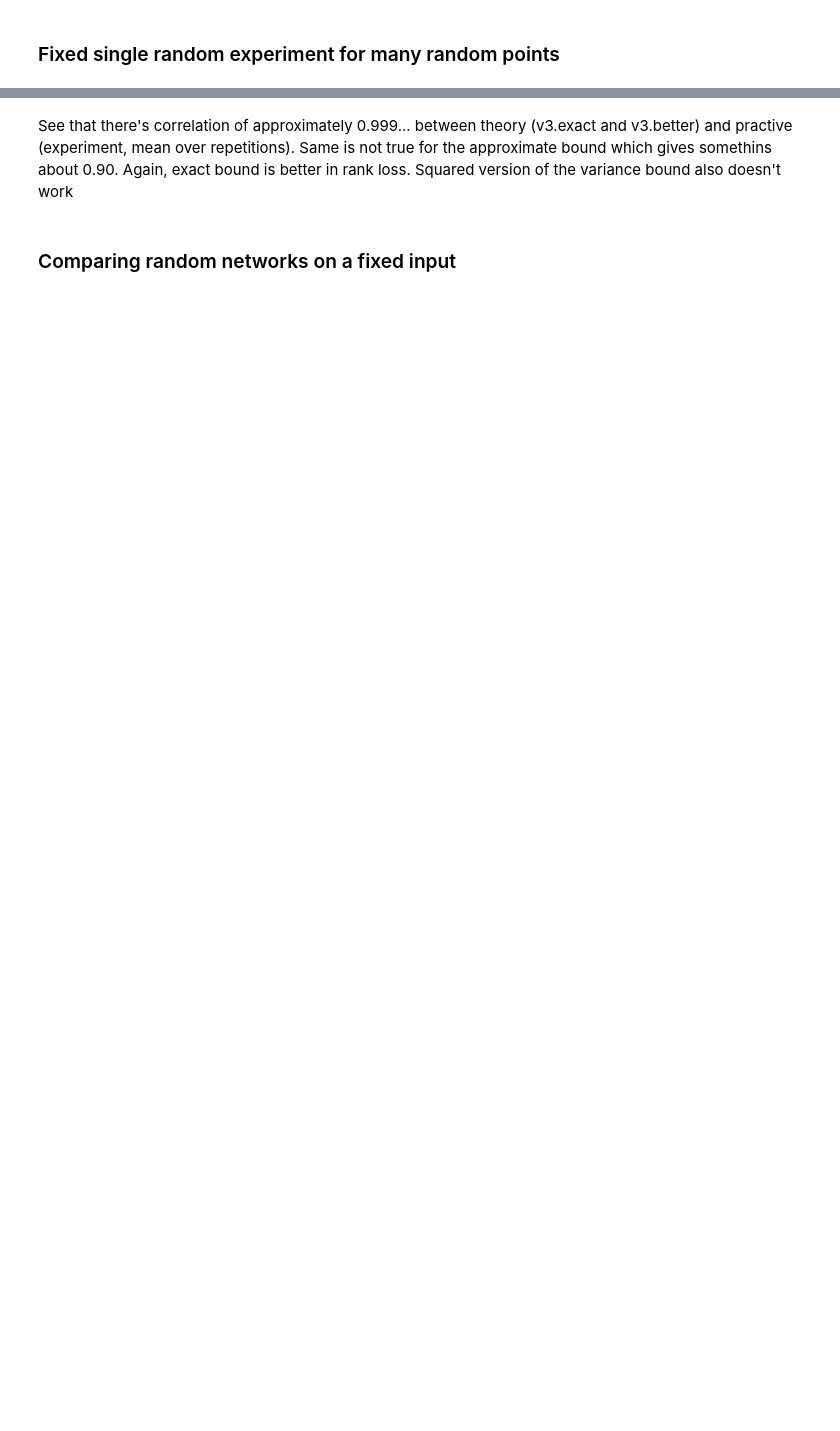
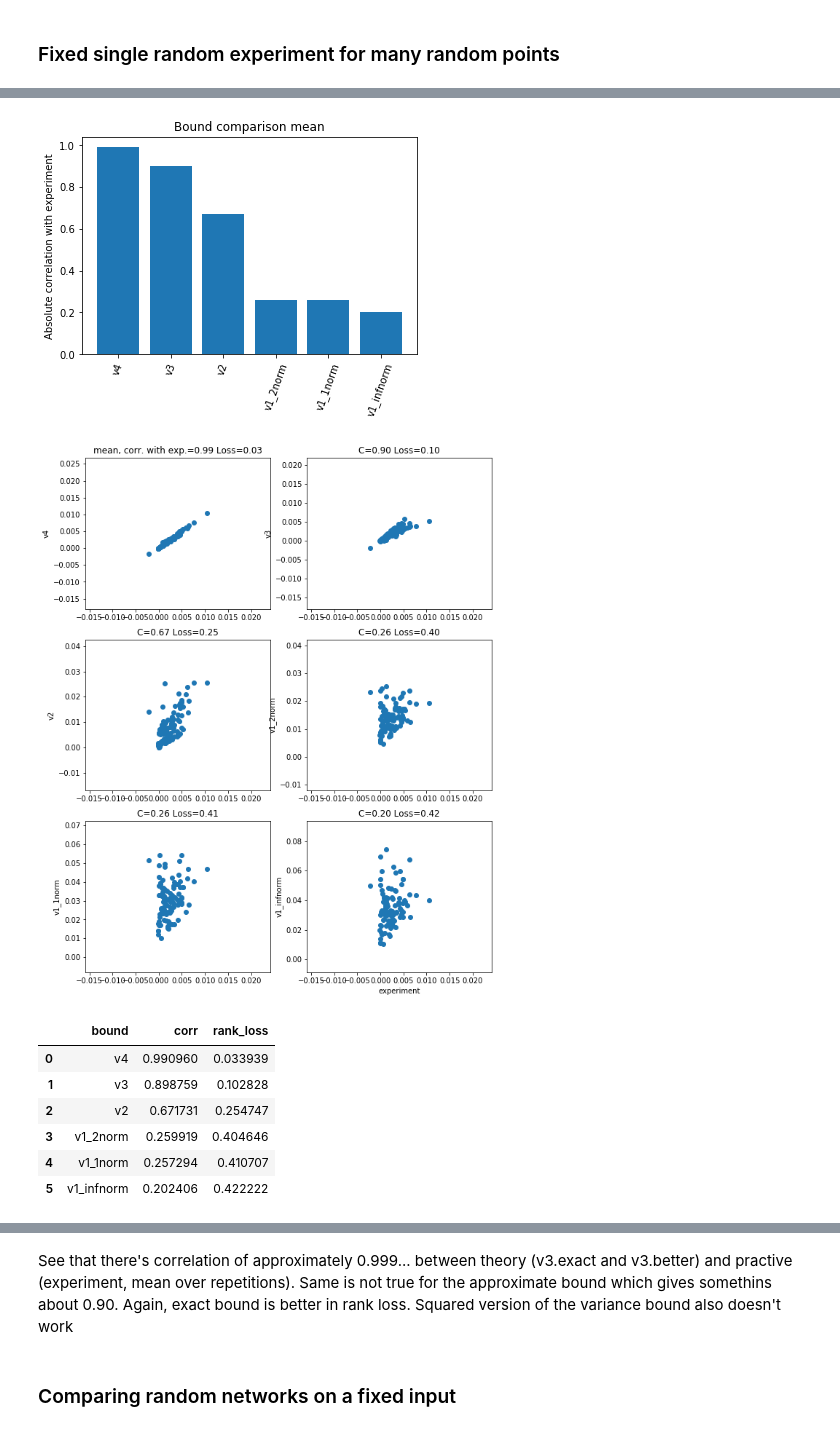
Before and after one commit to LPD-EPFL/nn-fault-tolerance, a Jupyter notebook: ErrorComparisonRandom.ipynb, the cells around one changed output, grey strips where cells are left out. Saved outputs shown, nothing was run; the diff lists cells and outputs as text; code cells hidden in the pictures; blank space fills up the shorter version.

Commit message:
Rerun ErrorComparisonRandom with new code

```diff
--- a/ErrorComparisonRandom.ipynb
+++ b/ErrorComparisonRandom.ipynb
@@ -23,8 +22,8 @@ The autoreload extension is already loaded. To reload it, use:
 ### Fixed single random experiment for many random points
 # %%
 # pfailure for the first layer
-p = 1e-1
+p = 1e-3
 # %%
 # run with random weights and multiple inputs
-exp = RandomExperiment([5, 6, 7], p_inference = [0, p, 0], activation = 'relu', std_weight = 3, mean_weight = 0.1, do_print = True)
+exp = RandomExperiment([5, 6, 7, 1], p_inference = [0, p, 0, 0], activation = 'relu', std_weight = 3, mean_weight = 0.1, do_print = True)
 # %% [output]
@@ -46,8 +45,10 @@ Trainable params: 85
 Non-trainable params: 0
 _________________________________________________________________
 # %%
+data_points = 100
+
 # inputs to test
-data = np.random.randn(10000, 5) * 2
+data = np.random.randn(data_points, 5) * 2
 
 # obtaining data
-rmean, rstd = exp.run(data, repetitions = 100)
+rmean, rstd = exp.run(data, repetitions = 100000)
@@ -167,0 +79,12 @@ Std bound
+# %%
+exp.process_scalar_output(rmean, 'mean')
+# %% [output]
+[figure, added]
+[figure, added]
+|  | bound | corr | rank_loss |
+| 0 | v4 | 0.990960 | 0.033939 |
+| 1 | v3 | 0.898759 | 0.102828 |
+| 2 | v2 | 0.671731 | 0.254747 |
+| 3 | v1_2norm | 0.259919 | 0.404646 |
+| 4 | v1_1norm | 0.257294 | 0.410707 |
+| 5 | v1_infnorm | 0.202406 | 0.422222 |
```
Also changed, not shown: parts of 14 cells of this notebook.
